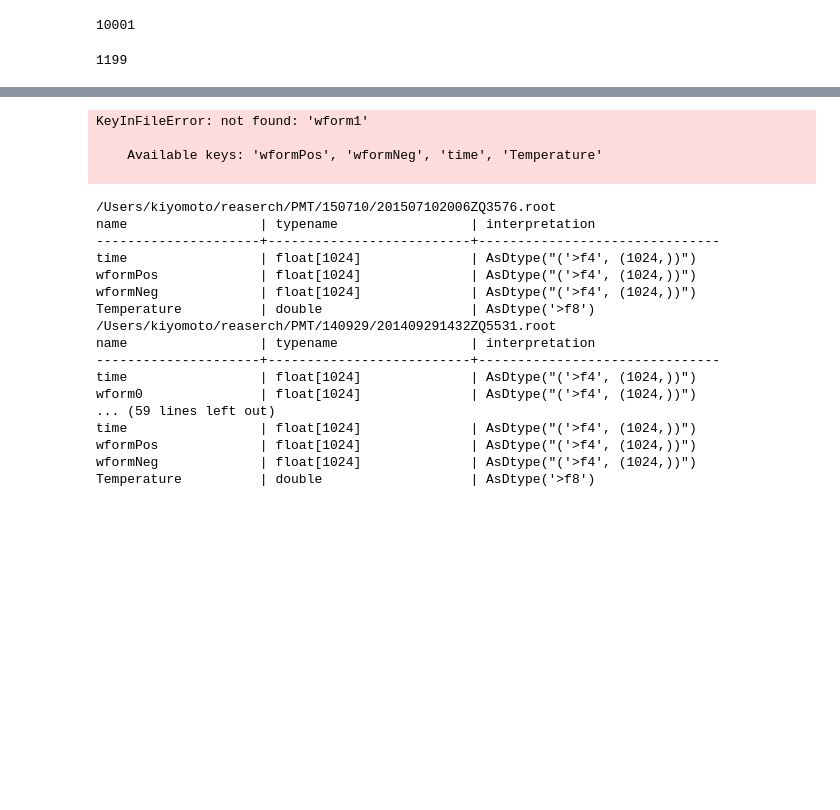
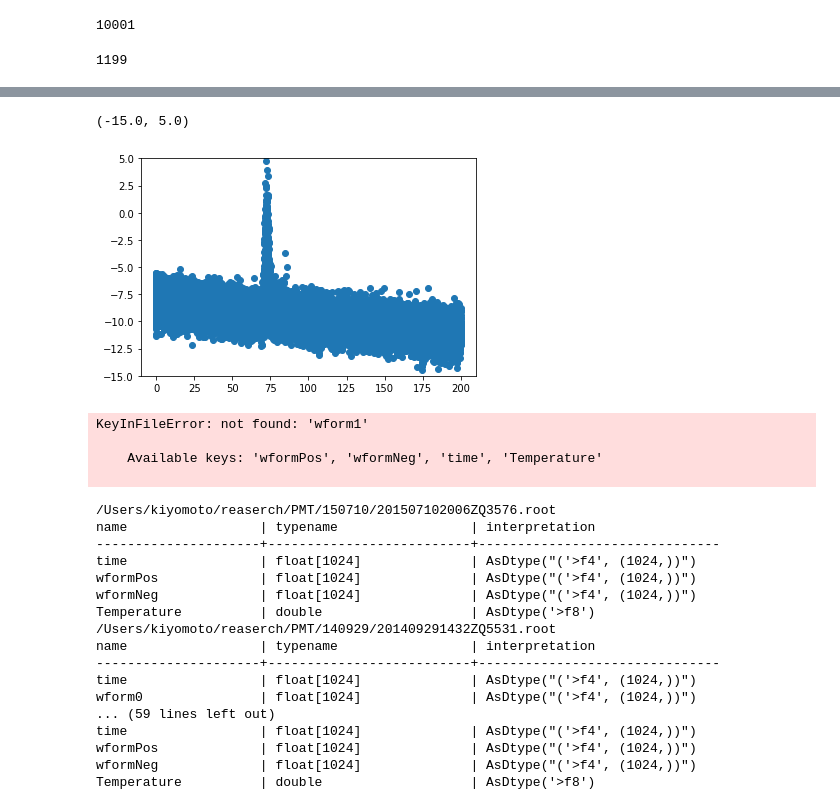
Before and after one commit to Ted2021/PMT_analysis, a Jupyter notebook: Script/Plot/macro/Fig_sample.ipynb, the cells around one changed output, grey strips where cells are left out. Cells and saved outputs as stored; diff of their text form; code cells hidden in the pictures; blank space fills up the shorter version.

```diff
--- a/Script/Plot/macro/Fig_sample.ipynb
+++ b/Script/Plot/macro/Fig_sample.ipynb
@@ -162 +167,13 @@ def Dead_cell_finder(RT_file, tree_name):
+# %%
+def Convert_RT_to_numpy(RT_file, tree_name):
+    branch = {}
+    file = uproot.open(RT_file)
+    tree = file[tree_name]
+
+    branch["time"] = np.array(tree["time"])
+    branch["wform"] = np.array(tree["wform1"]) - np.array(tree["wform0"])
+    #branch["wfn"] = np.array(tree["wform0"])
+    branch["stc"] = np.array(tree["stopcell"])
+
+    return branch
 # %%
@@ -163,0 +191,2 @@ ZQ5531 = Dead_cell_finder("/Users/kiyomoto/reaserch/PMT/140929/201409291432ZQ553
+# %%
+AA2339 = Convert_RT_to_numpy("/Users/kiyomoto/reaserch/PMT_data/pmt/231003/AA2339/20231003_AA2339_single.root", "Treesource_0")
@@ -164,3 +196,17 @@ ZQ5531 = Dead_cell_finder("/Users/kiyomoto/reaserch/PMT/140929/201409291432ZQ553
+# %%
+time = []
+wf = []
+for i in range(50001):
+    for l in range(1024):
+        if (AA2339["stc"][i] + l) % 1024 == 430:
+            time.append(AA2339["time"][i][l])
+            wf.append(AA2339["wform"][i][l])
+# %%
+plt.scatter(time, wf)
+plt.ylim(-15, 5)
+# %% [output]
+(-15.0, 5.0)
+[figure, added]
 # %%
 import glob
 # %%
```
Also changed, not shown: parts of 14 cells of this notebook.
